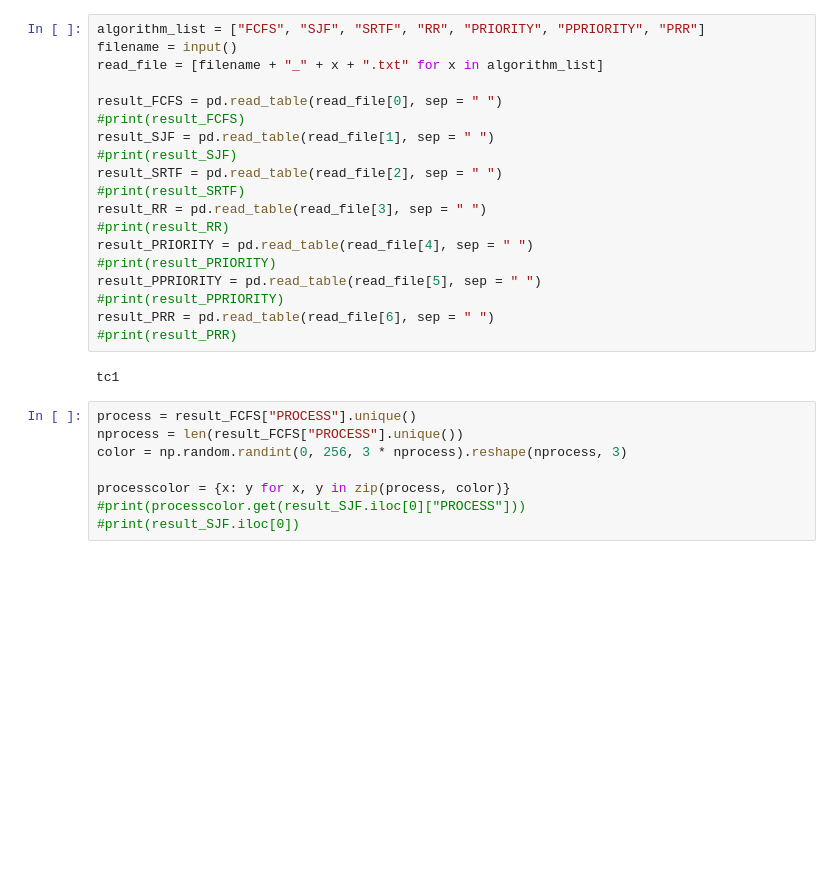
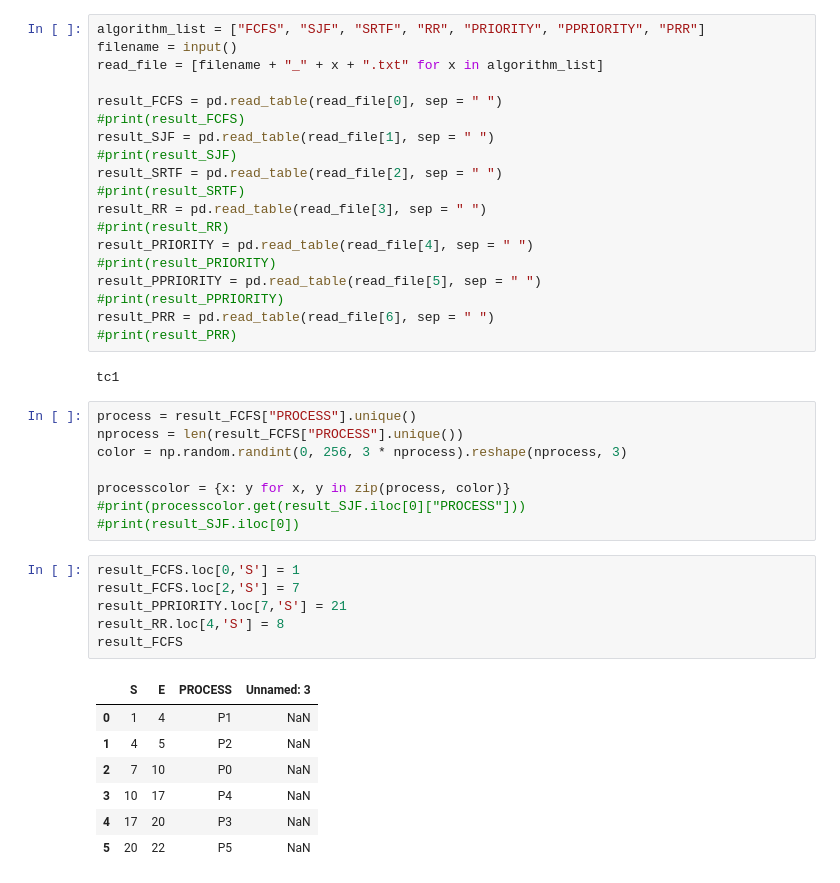
Before and after one commit to ghpk98/OS-Term-Project, a Jupyter notebook: Analysis.ipynb, the cells around one changed output. Cells and saved outputs as stored; diff of their text form; blank space fills up the shorter version.

```diff
--- a/Analysis.ipynb
+++ b/Analysis.ipynb
@@ -56,6 +65,20 @@ color = np.random.randint(0, 256, 3 * nprocess).reshape(nprocess, 3)
 processcolor = {x: y for x, y in zip(process, color)}
 #print(processcolor.get(result_SJF.iloc[0]["PROCESS"]))
 #print(result_SJF.iloc[0])
+# %%
+result_FCFS.loc[0,'S'] = 1
+result_FCFS.loc[2,'S'] = 7
+result_PPRIORITY.loc[7,'S'] = 21
+result_RR.loc[4,'S'] = 8
+result_FCFS
+# %% [output]
+|  | S | E | PROCESS | Unnamed: 3 |
+| 0 | 1 | 4 | P1 | NaN |
+| 1 | 4 | 5 | P2 | NaN |
+| 2 | 7 | 10 | P0 | NaN |
+| 3 | 10 | 17 | P4 | NaN |
+| 4 | 17 | 20 | P3 | NaN |
+| 5 | 20 | 22 | P5 | NaN |
 # %%
 fig, gnt = plt.subplots()
 
```
Also changed, not shown: parts of 3 cells of this notebook.
